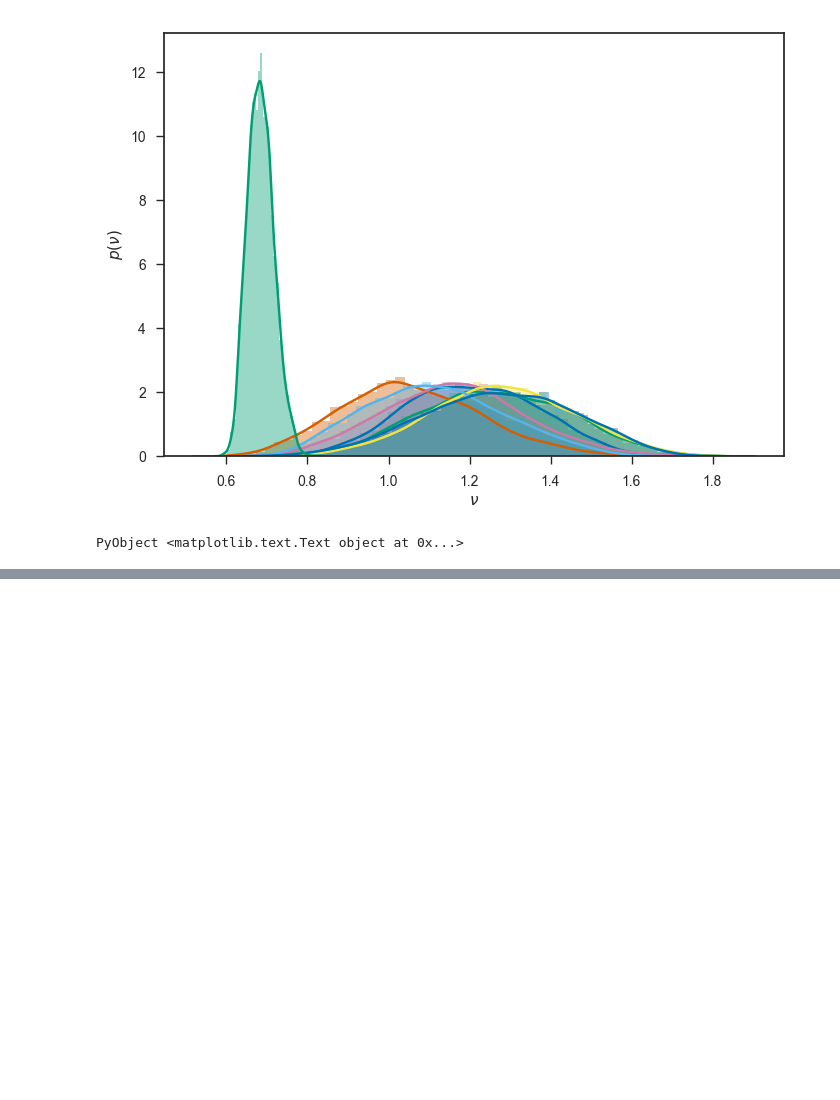
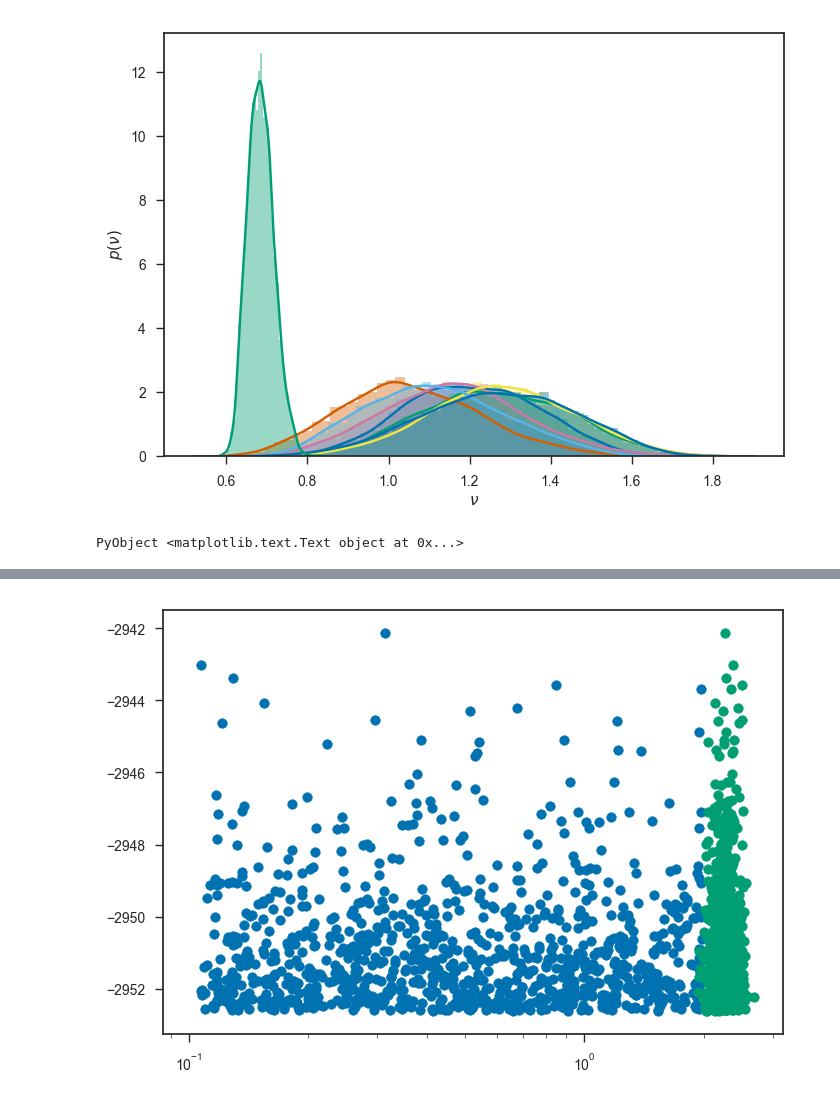
Before and after one commit to farr/Aldebaran, a Jupyter notebook: notebooks/LargeSpacing.ipynb, the cells around one changed output, grey strips where cells are left out. Drawn from its saved outputs; the diff is of its cells as text; code cells hidden in the pictures; blank space fills up the shorter version.

Commit message:
Two-component CARMA models done.

```diff
--- a/notebooks/LargeSpacing.ipynb
+++ b/notebooks/LargeSpacing.ipynb
@@ -1213,0 +1173,2 @@ K = 127 + 15 - 14 m/s
+# %%
+post2 = CARMAKepler.MultiEpochPosterior(ts, ys, dys, 600.0, 700.0, 1, 2, 1.0/(2*T), 0.05*muHz, 0.1*muHz, 10*muHz, 1000.0)
@@ -1213,0 +1177,5 @@ K = 127 + 15 - 14 m/s
+# %%
+ns2 = h5open("/tmp/ns2.ckpt", "r") do f
+    EnsembleNest.NestState(f, logl=(x -> CARMAKepler.log_likelihood(post2, x)), logp=(x -> CARMAKepler.log_prior(post2, x)))
+end
+liveps = [CARMAKepler.to_params(post2, ns2.livepts[:,j]) for j in 1:size(ns2.livepts,2)];
@@ -1213,0 +1203,6 @@ K = 127 + 15 - 14 m/s
+# %%
+scatter([p.osc_freq[1]/muHz for p in liveps], ns2.livelogls)
+scatter([p.osc_freq[2]/muHz for p in liveps], ns2.livelogls)
+xscale("log")
+# %% [output]
+[figure, added]
```
Also changed, not shown: parts of 35 cells of this notebook, 1 other file.
